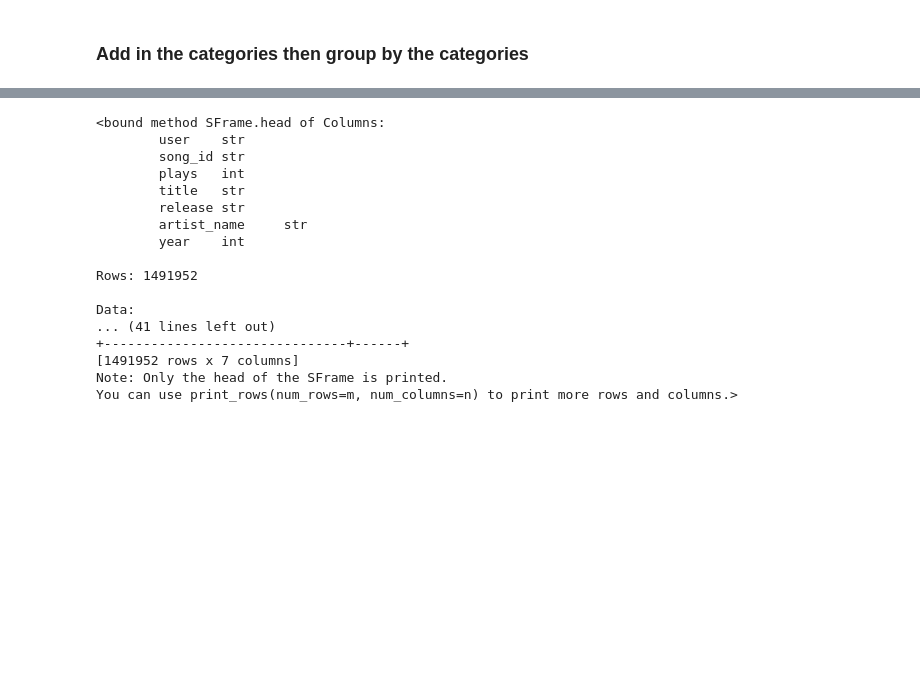
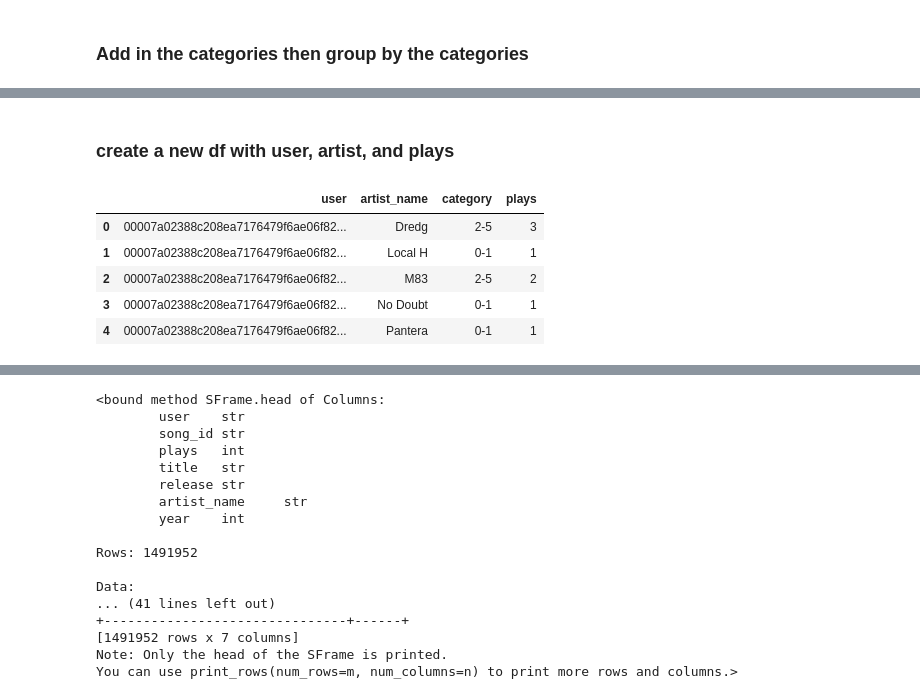
Before and after one commit to kjprice/SMU-data-mining, a Jupyter notebook: python_notebooks/DataMiningProj3_TuriSongData.ipynb, the cells around one changed output, grey strips where cells are left out. Drawn from its saved outputs; the diff is of its cells as text; code cells hidden in the pictures; blank space fills up the shorter version.

```diff
--- a/python_notebooks/DataMiningProj3_TuriSongData.ipynb
+++ b/python_notebooks/DataMiningProj3_TuriSongData.ipynb
@@ -165,0 +163,13 @@ SyntaxError: invalid syntax (<ipython-input-77-708a6347649a>, line 18)
+# %% [markdown]
+### create a new df with user, artist, and plays
+# %%
+df_artist = new_df.groupby(by=['user','artist_name','category'])[['plays']].sum().reset_index()
+
+df_artist.head()
+# %% [output]
+|  | user | artist_name | category | plays |
+| 0 | 00007a02388c208ea7176479f6ae06f82... | Dredg | 2-5 | 3 |
+| 1 | 00007a02388c208ea7176479f6ae06f82... | Local H | 0-1 | 1 |
+| 2 | 00007a02388c208ea7176479f6ae06f82... | M83 | 2-5 | 2 |
+| 3 | 00007a02388c208ea7176479f6ae06f82... | No Doubt | 0-1 | 1 |
+| 4 | 00007a02388c208ea7176479f6ae06f82... | Pantera | 0-1 | 1 |
```
Also changed, not shown: parts of 10 cells of this notebook, 1 other file.
